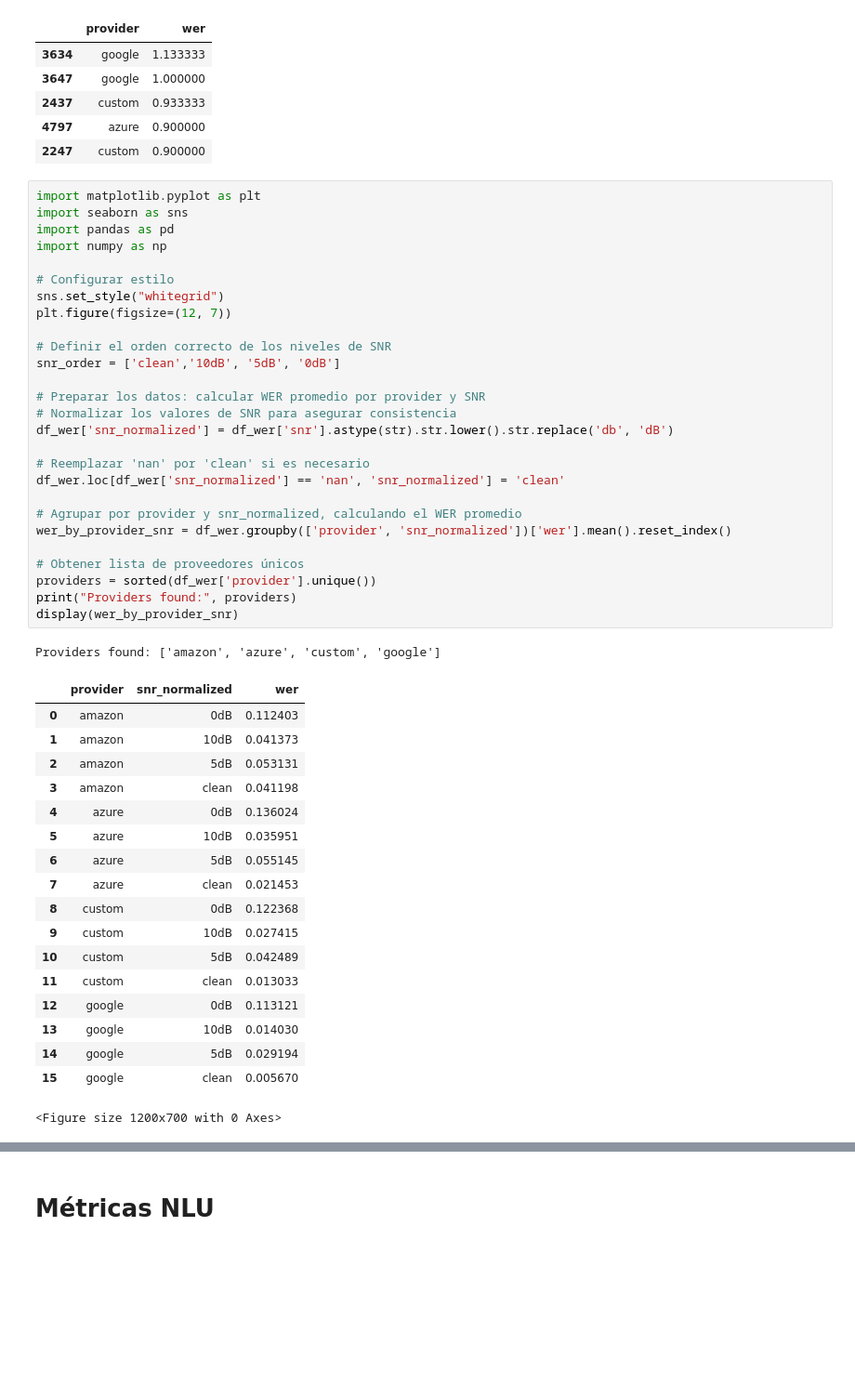
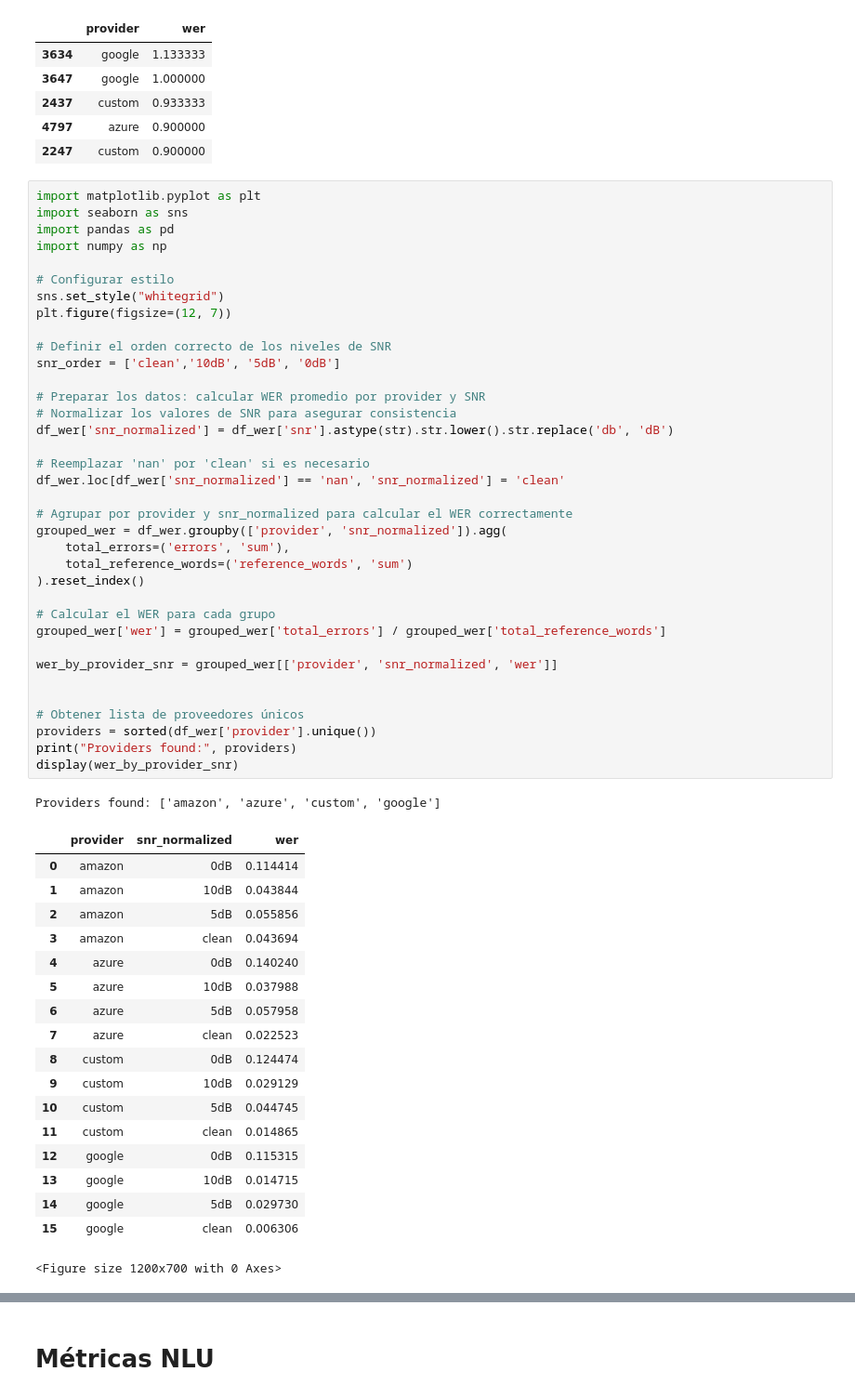
Before and after one commit to agomezb/ASR-Comparative, a Jupyter notebook: analisis.ipynb, the cells around one changed output, grey strips where cells are left out. Shown: that part at 93% size. Cells and saved outputs as stored; diff of their text form; blank space fills up the shorter version.

Commit message:
feat: adjust wer tables

```diff
--- a/analisis.ipynb
+++ b/analisis.ipynb
@@ -175,49 +175,58 @@ display(df_wer.sort_values(by='wer', ascending=False).head(5)[['provider','wer']
 # %%
 import matplotlib.pyplot as plt
 import seaborn as sns
 import pandas as pd
 import numpy as np
 
 # Configurar estilo
 sns.set_style("whitegrid")
 plt.figure(figsize=(12, 7))
 
 # Definir el orden correcto de los niveles de SNR
 snr_order = ['clean','10dB', '5dB', '0dB']
 
 # Preparar los datos: calcular WER promedio por provider y SNR
 # Normalizar los valores de SNR para asegurar consistencia
 df_wer['snr_normalized'] = df_wer['snr'].astype(str).str.lower().str.replace('db', 'dB')
 
 # Reemplazar 'nan' por 'clean' si es necesario
 df_wer.loc[df_wer['snr_normalized'] == 'nan', 'snr_normalized'] = 'clean'
 
-# Agrupar por provider y snr_normalized, calculando el WER promedio
-wer_by_provider_snr = df_wer.groupby(['provider', 'snr_normalized'])['wer'].mean().reset_index()
+# Agrupar por provider y snr_normalized para calcular el WER correctamente
+grouped_wer = df_wer.groupby(['provider', 'snr_normalized']).agg(
+    total_errors=('errors', 'sum'),
+    total_reference_words=('reference_words', 'sum')
+).reset_index()
+
+# Calcular el WER para cada grupo
+grouped_wer['wer'] = grouped_wer['total_errors'] / grouped_wer['total_reference_words']
+
+wer_by_provider_snr = grouped_wer[['provider', 'snr_normalized', 'wer']]
+
 
 # Obtener lista de proveedores únicos
 providers = sorted(df_wer['provider'].unique())
 print("Providers found:", providers)
 display(wer_by_provider_snr)
 # %% [output]
 Providers found: ['amazon', 'azure', 'custom', 'google']
 |  | provider | snr_normalized | wer |
-| 0 | amazon | 0dB | 0.112403 |
-| 1 | amazon | 10dB | 0.041373 |
-| 2 | amazon | 5dB | 0.053131 |
-| 3 | amazon | clean | 0.041198 |
-| 4 | azure | 0dB | 0.136024 |
-| 5 | azure | 10dB | 0.035951 |
-| 6 | azure | 5dB | 0.055145 |
-| 7 | azure | clean | 0.021453 |
-| 8 | custom | 0dB | 0.122368 |
-| 9 | custom | 10dB | 0.027415 |
-| 10 | custom | 5dB | 0.042489 |
-| 11 | custom | clean | 0.013033 |
-| 12 | google | 0dB | 0.113121 |
-| 13 | google | 10dB | 0.014030 |
-| 14 | google | 5dB | 0.029194 |
-| 15 | google | clean | 0.005670 |
+| 0 | amazon | 0dB | 0.114414 |
+| 1 | amazon | 10dB | 0.043844 |
+| 2 | amazon | 5dB | 0.055856 |
+| 3 | amazon | clean | 0.043694 |
+| 4 | azure | 0dB | 0.140240 |
+| 5 | azure | 10dB | 0.037988 |
+| 6 | azure | 5dB | 0.057958 |
+| 7 | azure | clean | 0.022523 |
+| 8 | custom | 0dB | 0.124474 |
+| 9 | custom | 10dB | 0.029129 |
+| 10 | custom | 5dB | 0.044745 |
+| 11 | custom | clean | 0.014865 |
+| 12 | google | 0dB | 0.115315 |
+| 13 | google | 10dB | 0.014715 |
+| 14 | google | 5dB | 0.029730 |
+| 15 | google | clean | 0.006306 |
 <Figure size 1200x700 with 0 Axes>
 # %%
 
```
Also changed, not shown: parts of 5 cells of this notebook.
